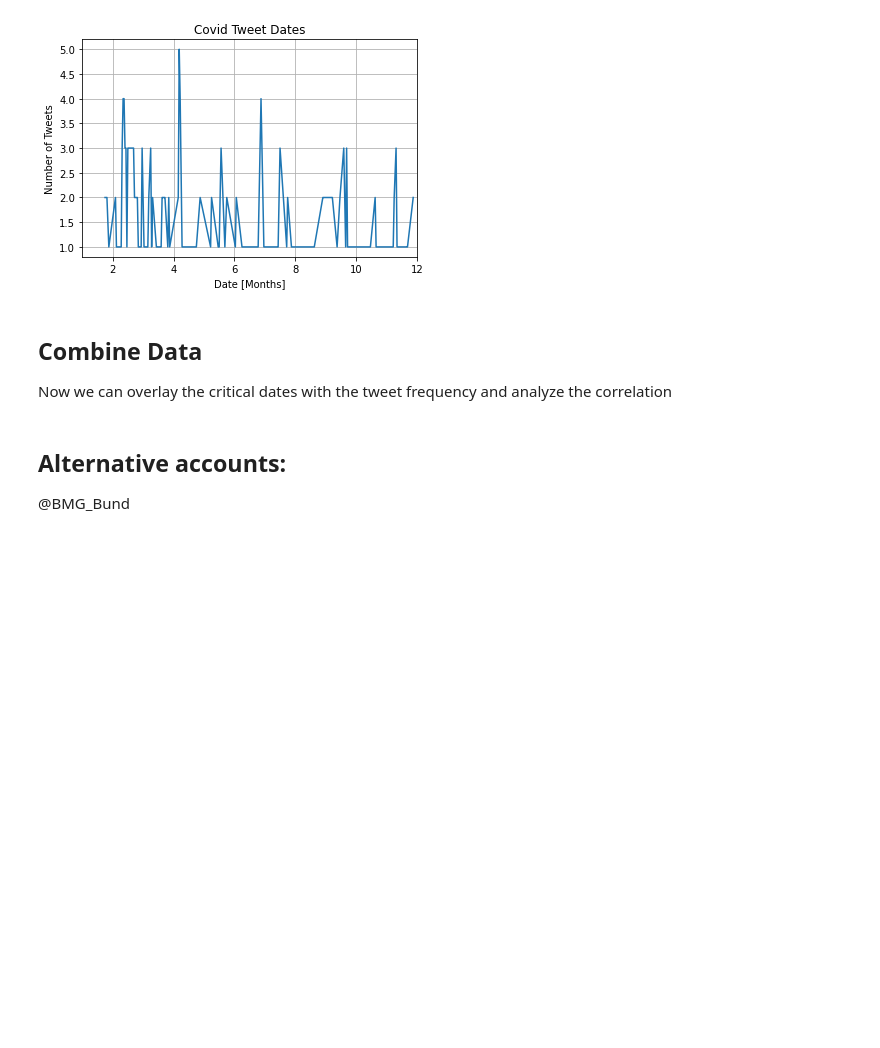
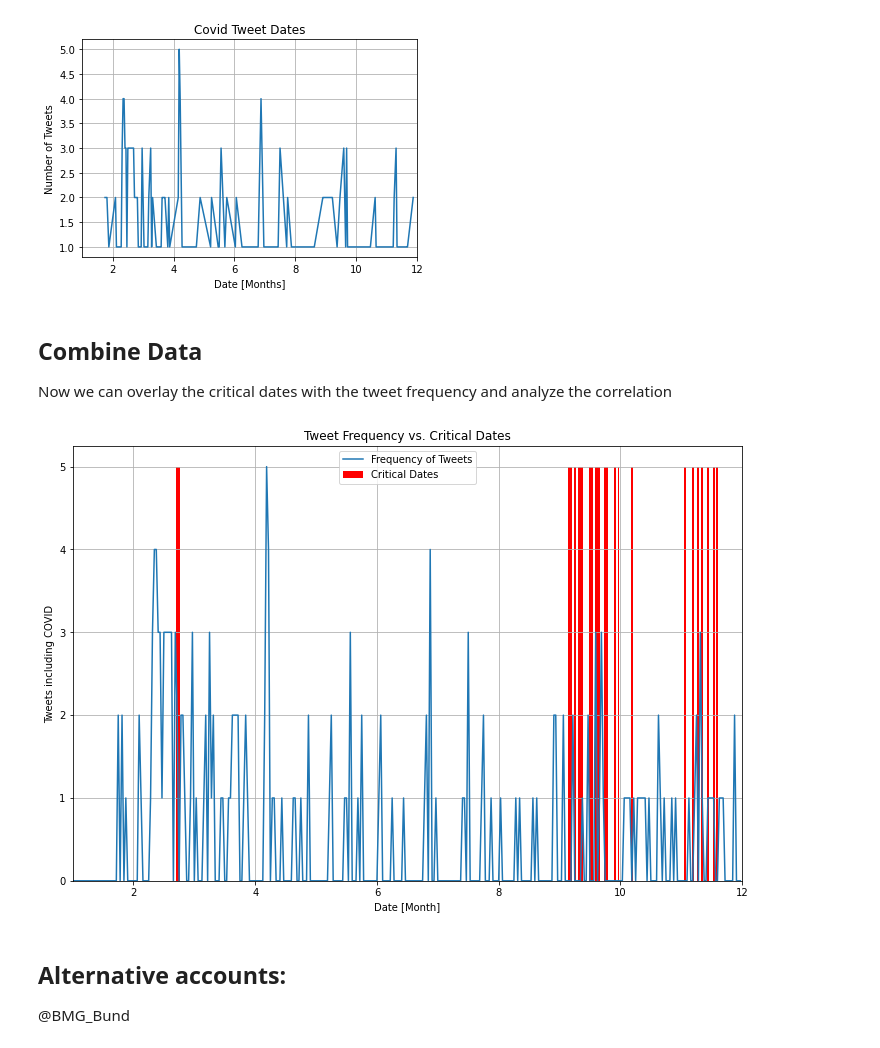
Before and after one commit to huestisk/covid-twitter, a Jupyter notebook: report.ipynb, the cells around one changed output. Drawn from its saved outputs; the diff is of its cells as text; code cells hidden in the pictures; blank space fills up the shorter version.

```diff
--- a/report.ipynb
+++ b/report.ipynb
@@ -514,3 +561,7 @@ Now we can overlay the critical dates with the tweet frequency and analyze the c
+# %%
+data = compareData(critical_dates, covid_tweet_dates, 'Tweet Frequency vs. Critical Dates', 'Date [Month]', 'Tweets including COVID')
+# %% [output]
+[figure, added]
 # %% [markdown]
 ## Alternative accounts:
 
```
Also changed, not shown: parts of 1 cell of this notebook, 3 other files.
